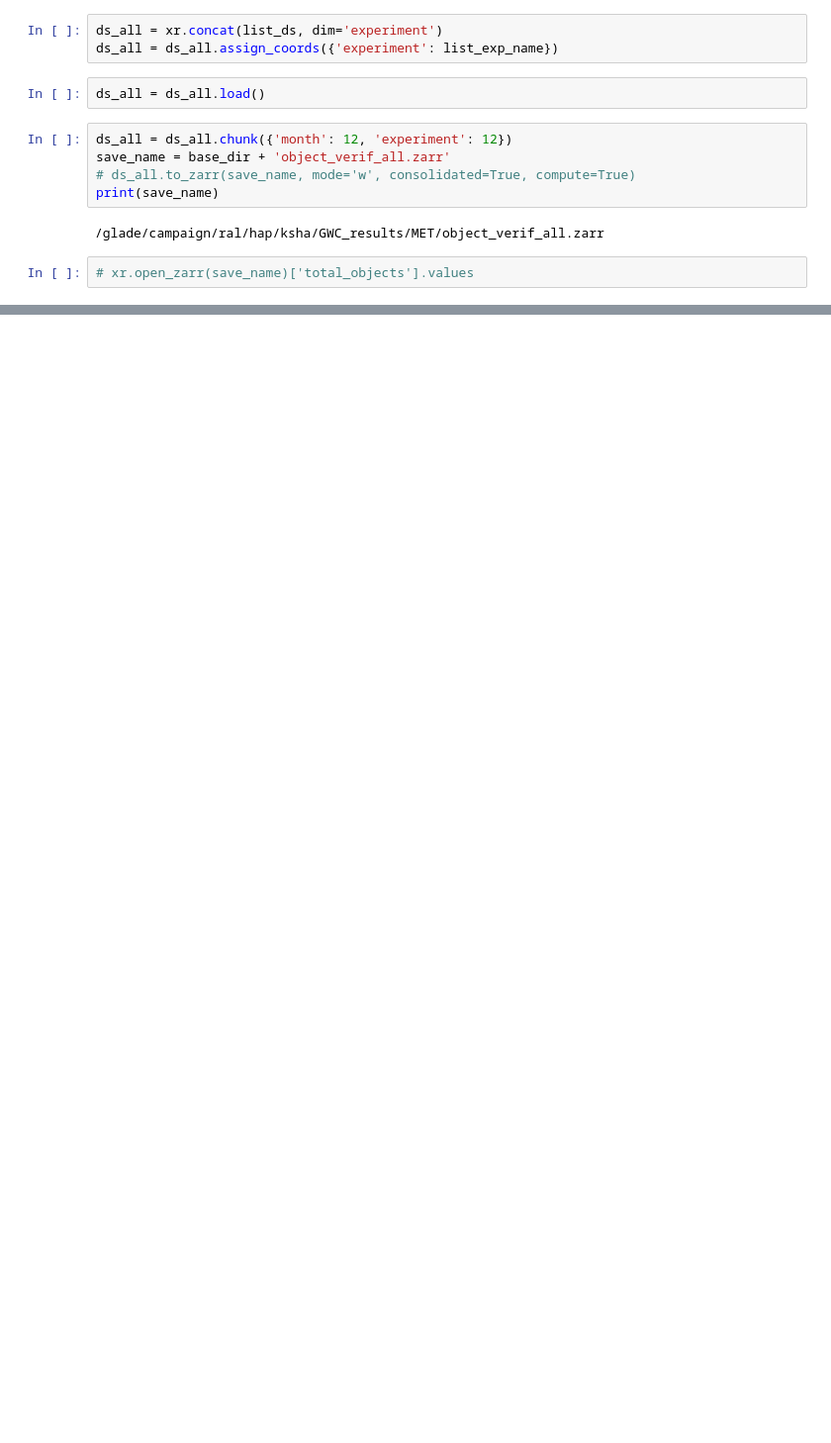
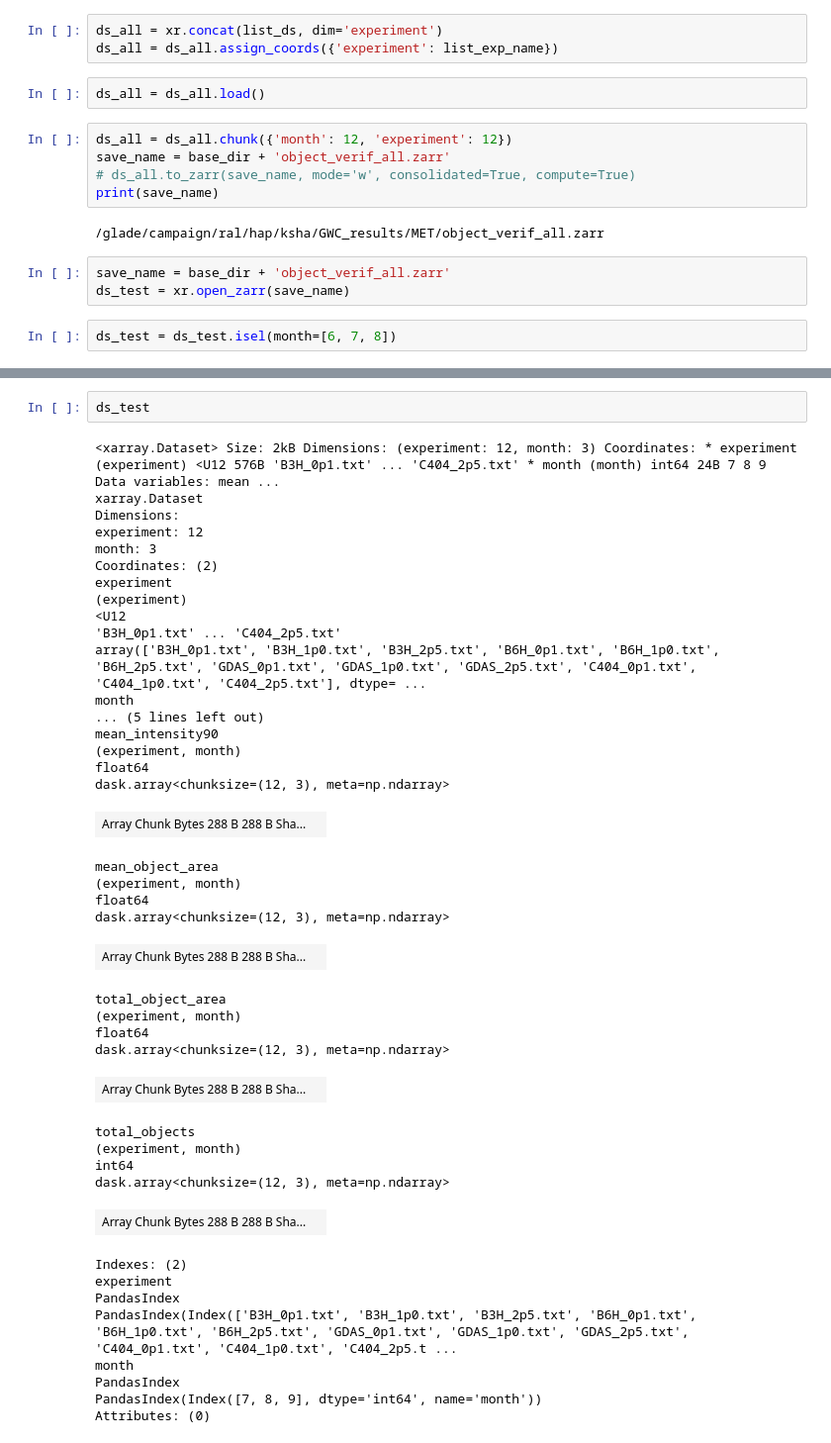
Before and after one commit to yingkaisha/RAL-GWC-CONUS, a Jupyter notebook: _PAPER/verification/C404_MET.ipynb, the cells around one changed output, grey strips where cells are left out. Shown at 99% size. Drawn from its saved outputs; the diff is of its cells as text; blank space fills up the shorter version.

```diff
--- a/_PAPER/verification/C404_MET.ipynb
+++ b/_PAPER/verification/C404_MET.ipynb
@@ -73,4 +73,7 @@ print(save_name)
 # %% [output]
 /glade/campaign/ral/hap/ksha/GWC_results/MET/object_verif_all.zarr
 # %%
-# xr.open_zarr(save_name)['total_objects'].values
+save_name = base_dir + 'object_verif_all.zarr'
+ds_test = xr.open_zarr(save_name)
+# %%
+ds_test = ds_test.isel(month=[6, 7, 8])
@@ -76,0 +102,44 @@ print(save_name)
+# %%
+ds_test
+# %% [output]
+<xarray.Dataset> Size: 2kB Dimensions: (experiment: 12, month: 3) Coordinates: * experiment (experiment) <U12 576B 'B3H_0p1.txt' ... 'C404_2p5.txt' * month (month) int64 24B 7 8 9 Data variables: mean ...
+xarray.Dataset
+Dimensions:
+experiment: 12
+month: 3
+Coordinates: (2)
+experiment
+(experiment)
+<U12
+'B3H_0p1.txt' ... 'C404_2p5.txt'
+array(['B3H_0p1.txt', 'B3H_1p0.txt', 'B3H_2p5.txt', 'B6H_0p1.txt', 'B6H_1p0.txt', 'B6H_2p5.txt', 'GDAS_0p1.txt', 'GDAS_1p0.txt', 'GDAS_2p5.txt', 'C404_0p1.txt', 'C404_1p0.txt', 'C404_2p5.txt'], dtype= ...
+month
+... (5 lines left out)
+mean_intensity90
+(experiment, month)
+float64
+dask.array<chunksize=(12, 3), meta=np.ndarray>
+| Array Chunk Bytes 288 B 288 B Sha... |  |
+mean_object_area
+(experiment, month)
+float64
+dask.array<chunksize=(12, 3), meta=np.ndarray>
+| Array Chunk Bytes 288 B 288 B Sha... |  |
+total_object_area
+(experiment, month)
+float64
+dask.array<chunksize=(12, 3), meta=np.ndarray>
+| Array Chunk Bytes 288 B 288 B Sha... |  |
+total_objects
+(experiment, month)
+int64
+dask.array<chunksize=(12, 3), meta=np.ndarray>
+| Array Chunk Bytes 288 B 288 B Sha... |  |
+Indexes: (2)
+experiment
+PandasIndex
+PandasIndex(Index(['B3H_0p1.txt', 'B3H_1p0.txt', 'B3H_2p5.txt', 'B6H_0p1.txt', 'B6H_1p0.txt', 'B6H_2p5.txt', 'GDAS_0p1.txt', 'GDAS_1p0.txt', 'GDAS_2p5.txt', 'C404_0p1.txt', 'C404_1p0.txt', 'C404_2p5.t ...
+month
+PandasIndex
+PandasIndex(Index([7, 8, 9], dtype='int64', name='month'))
+Attributes: (0)
```
Also changed, not shown: parts of 26 cells of this notebook.
